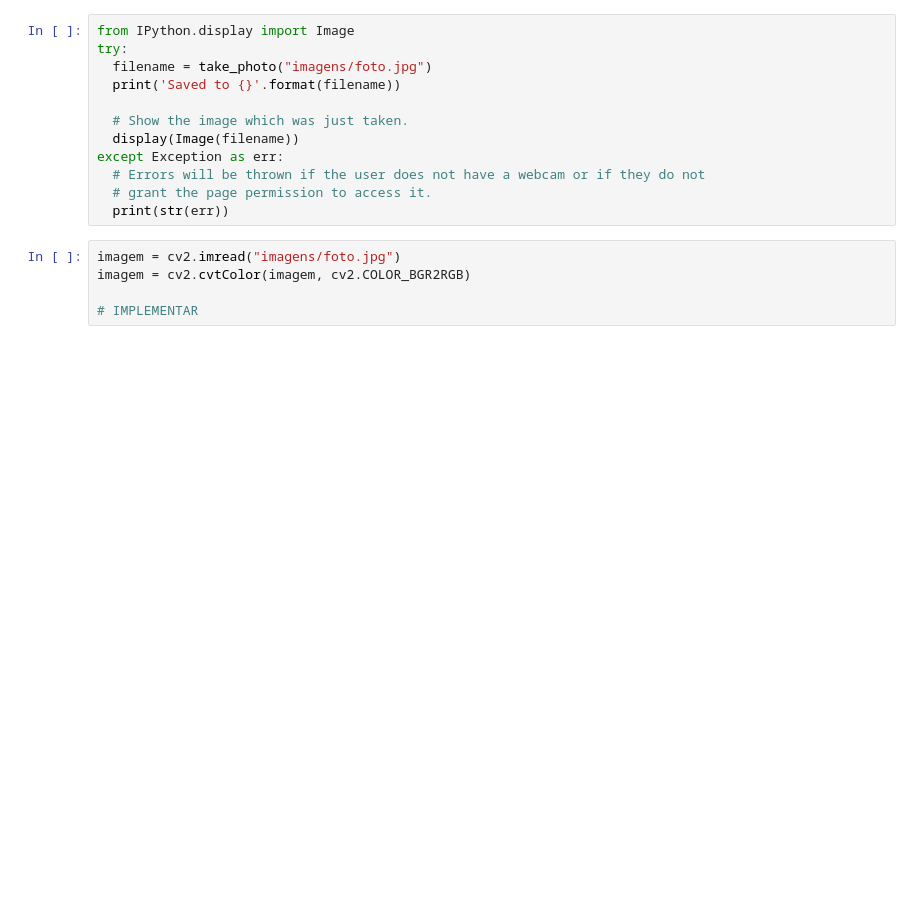
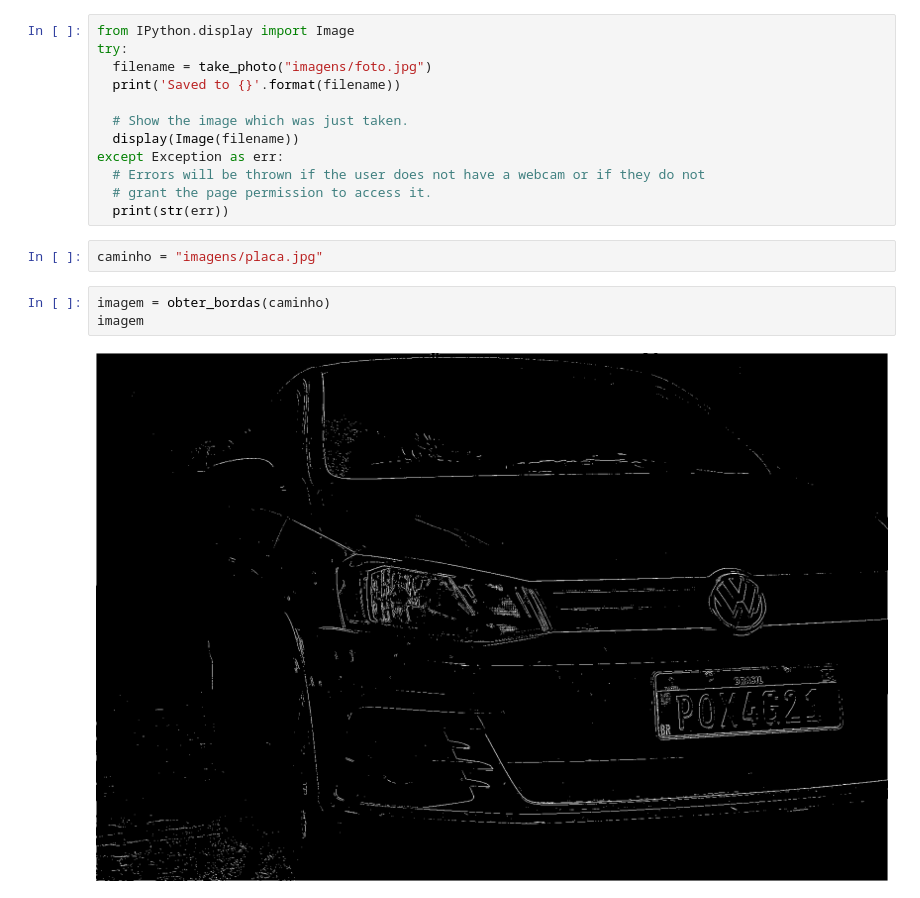
Before and after one commit to henricobela/Python, a Jupyter notebook: Faculdade/FIAP/Segundo_ano/Visao Computacional/Atividades Checkpoint - Visão Computacional/Atividade 5/atividade5.ipynb, the cells around one changed output. Drawn from its saved outputs; the diff is of its cells as text; blank space fills up the shorter version.

```diff
--- a/Faculdade/FIAP/Segundo_ano/Visao Computacional/Atividades Checkpoint - Visão Computacional/Atividade 5/atividade5.ipynb
+++ b/Faculdade/FIAP/Segundo_ano/Visao Computacional/Atividades Checkpoint - Visão Computacional/Atividade 5/atividade5.ipynb
@@ -129,8 +133,10 @@ except Exception as err:
   # Errors will be thrown if the user does not have a webcam or if they do not
   # grant the page permission to access it.
   print(str(err))
-# %%
-imagem = cv2.imread("imagens/foto.jpg")
-imagem = cv2.cvtColor(imagem, cv2.COLOR_BGR2RGB)
-
-# IMPLEMENTAR
+# %%
+caminho = "imagens/placa.jpg"
+# %%
+imagem = obter_bordas(caminho)
+imagem
+# %% [output]
+[figure, added]
```
Also changed, not shown: parts of 1 cell of this notebook.
